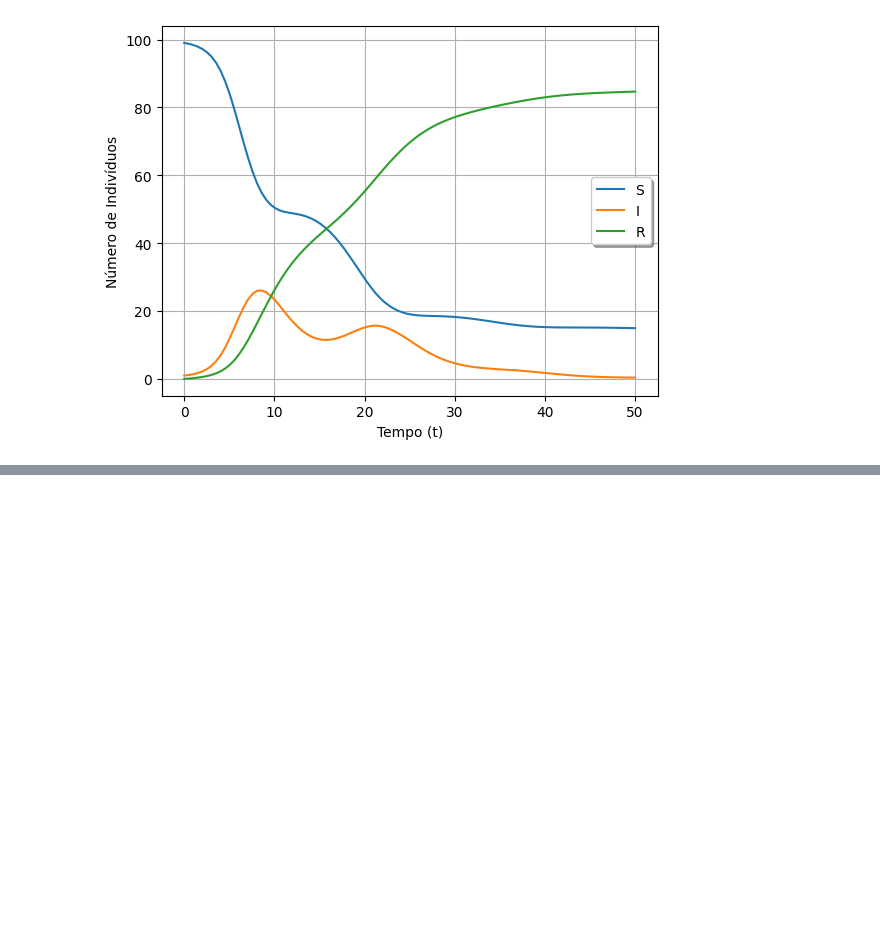
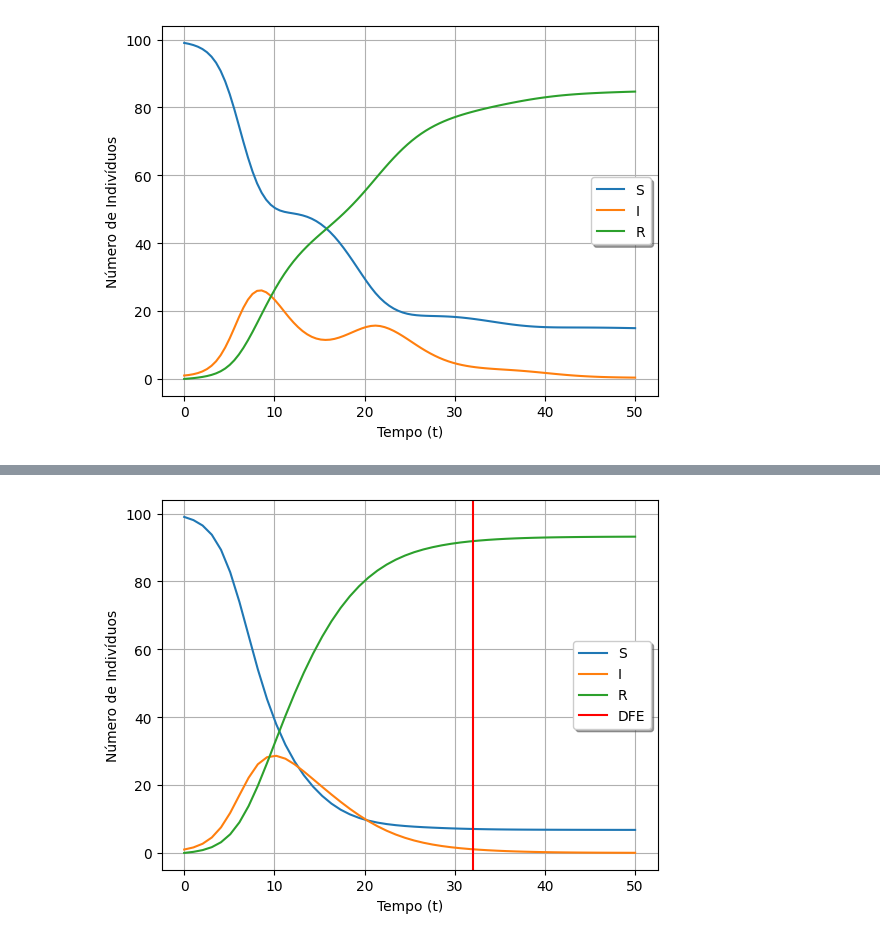
Before and after one commit to ginbar/inverse-cm, a Jupyter notebook: notebooks/images/DataImages.ipynb, the cells around one changed output, grey strips where cells are left out. Cells and saved outputs as stored; diff of their text form; code cells hidden in the pictures; blank space fills up the shorter version.

```diff
--- a/notebooks/images/DataImages.ipynb
+++ b/notebooks/images/DataImages.ipynb
@@ -108,0 +118,24 @@ plotting.plot_rk_curves(data_t, sin_sir_data, figname="sin-beta-data-example")
+# %%
+from utils.data import RK4DataGenerator, stack_real_values, sin_beta, mono_beta, sin_beta_dfe, first_below_threshold
+
+gamma = 0.24
+t_0, t_f, N = 0, 50, 100
+nop_data = 50
+S0, I0, R0 = 99, 1, 0
+
+test_t = np.linspace(t_0, t_f, nop_data)
+rkdata = RK4DataGenerator(sin_beta_dfe,
+    gamma=gamma,
+    t_0=t_0,
+    t_f=t_f,
+    N=N,
+    S0=S0, I0=I0, R0=R0
+)
+sir_real = rkdata.generate(test_t)
+sir_data = rkdata.generate(test_t, noise_std)
+
+dfe_value, dfe_point = first_below_threshold(sir_data[:,1], threshold=1)
+
+plotting.plot_rk_curves(test_t, sir_real, vlines=[(dfe_point, "DFE", "red")], figname="exemplo-com-dfe")
+# %% [output]
+[figure, added]
```
Also changed, not shown: parts of 9 cells of this notebook, 6 other files.
